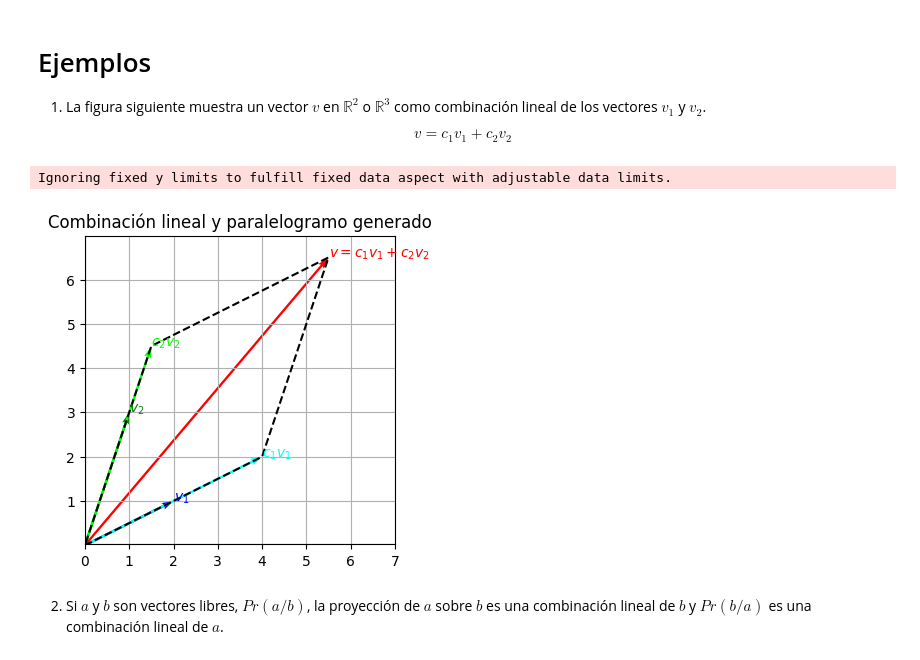
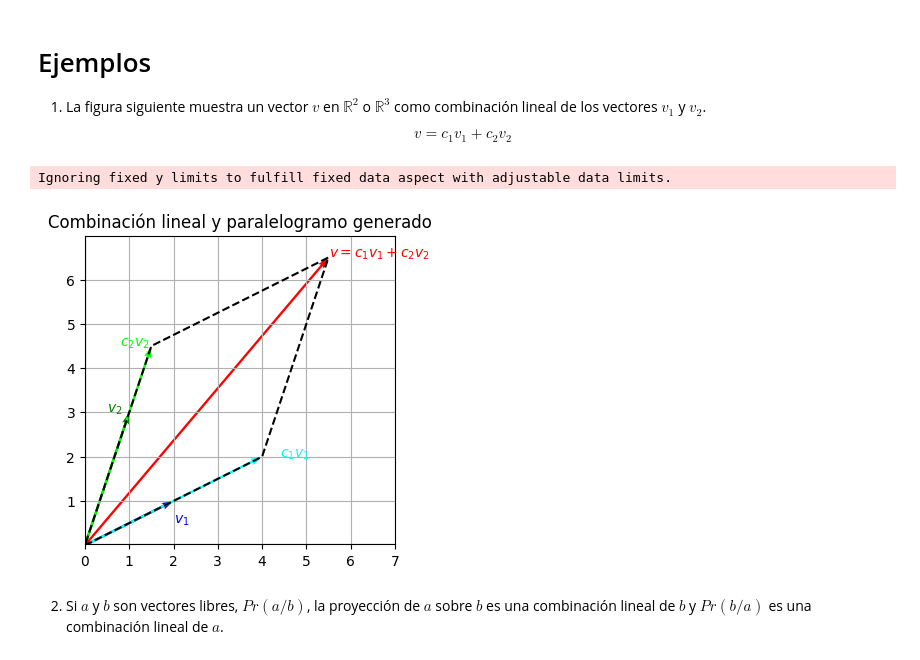
Before and after one commit to marco-canas/linear_algebra, a Jupyter notebook: 3_clases_segun_clara_mejia_laverde/1_cap/3_modulo/3_modulo.ipynb, the cells around one changed output. Saved outputs shown, nothing was run; the diff lists cells and outputs as text; code cells hidden in the pictures.

```diff
--- a/3_clases_segun_clara_mejia_laverde/1_cap/3_modulo/3_modulo.ipynb
+++ b/3_clases_segun_clara_mejia_laverde/1_cap/3_modulo/3_modulo.ipynb
@@ -193,38 +206,38 @@ plt.axvline(0)
 plt.grid(True)
 
 # Vectores originales
 plt.quiver(0, 0, v1[0], v1[1], angles='xy', scale_units='xy', scale=1, color='blue')
 plt.quiver(0, 0, v2[0], v2[1], angles='xy', scale_units='xy', scale=1, color='green')
 
 # Múltiplos escalares
 plt.quiver(0, 0, c1v1[0], c1v1[1], angles='xy', scale_units='xy', scale=1, color='cyan')
 plt.quiver(0, 0, c2v2[0], c2v2[1], angles='xy', scale_units='xy', scale=1, color='lime')
 
 # Vector suma
 plt.quiver(0, 0, v[0], v[1], angles='xy', scale_units='xy', scale=1, color='red')
 
 # Paralelogramo
 x_par = [0, c1v1[0], v[0], c2v2[0], 0]
 y_par = [0, c1v1[1], v[1], c2v2[1], 0]
 plt.plot(x_par, y_par, 'k--')
 
 # Etiquetas
-plt.text(v1[0], v1[1], r'$v_1$', color='blue')
-plt.text(v2[0], v2[1], r'$v_2$', color='green')
-plt.text(c1v1[0], c1v1[1], r'$c_1v_1$', color='cyan')
-plt.text(c2v2[0], c2v2[1], r'$c_2v_2$', color='lime')
+plt.text(v1[0], v1[1]-0.5, r'$v_1$', color='blue')
+plt.text(v2[0]-0.5, v2[1], r'$v_2$', color='green')
+plt.text(c1v1[0]+0.4, c1v1[1], r'$c_1v_1$', color='cyan')
+plt.text(c2v2[0]-0.7, c2v2[1], r'$c_2v_2$', color='lime')
 plt.text(v[0], v[1], r'$v=c_1v_1+c_2v_2$', color='red')
 
 # Ajustes finales
 plt.axis('equal')
 plt.xlim(0, 7)
 plt.ylim(0, 7)
 plt.title('Combinación lineal y paralelogramo generado')
 plt.savefig(r"C:\Users\marco\Downloads\Combinación_lineal_y_paralelogramo_generado.png")
 plt.show()
 # %% [output]
 Ignoring fixed y limits to fulfill fixed data aspect with adjustable data limits.
-[figure, old version]
+[figure, new version]
 # %% [markdown]
 2.  Si  $a$ y $b$ son vectores libres, $Pr(a/b)$, la proyección de $a$ sobre $b$ es una combinación lineal de $b$ y $Pr(b/a)$ es una combinación lineal de $a$.
 # %%
```
Also changed, not shown: parts of 34 cells of this notebook, 4 other files.
